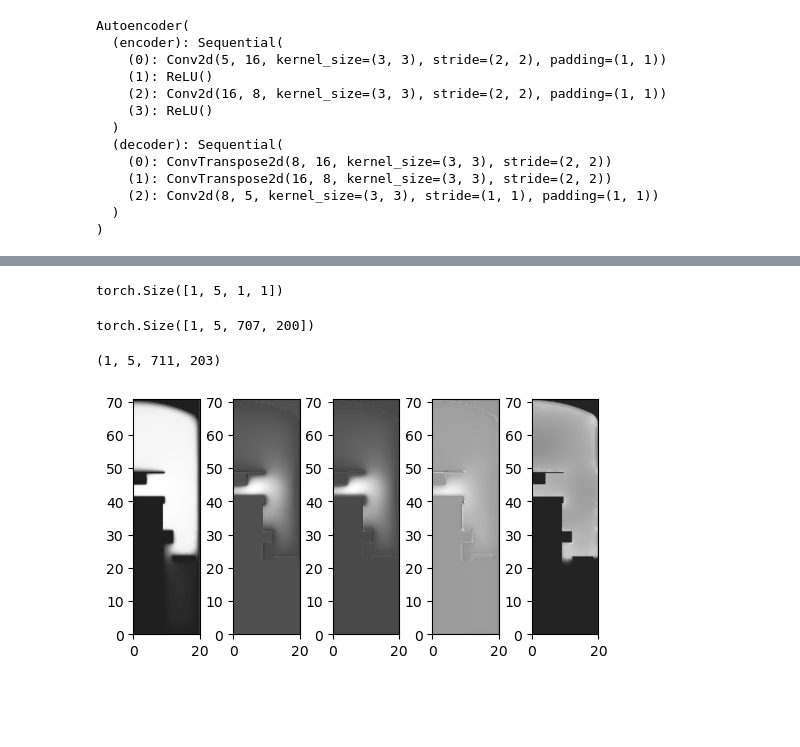
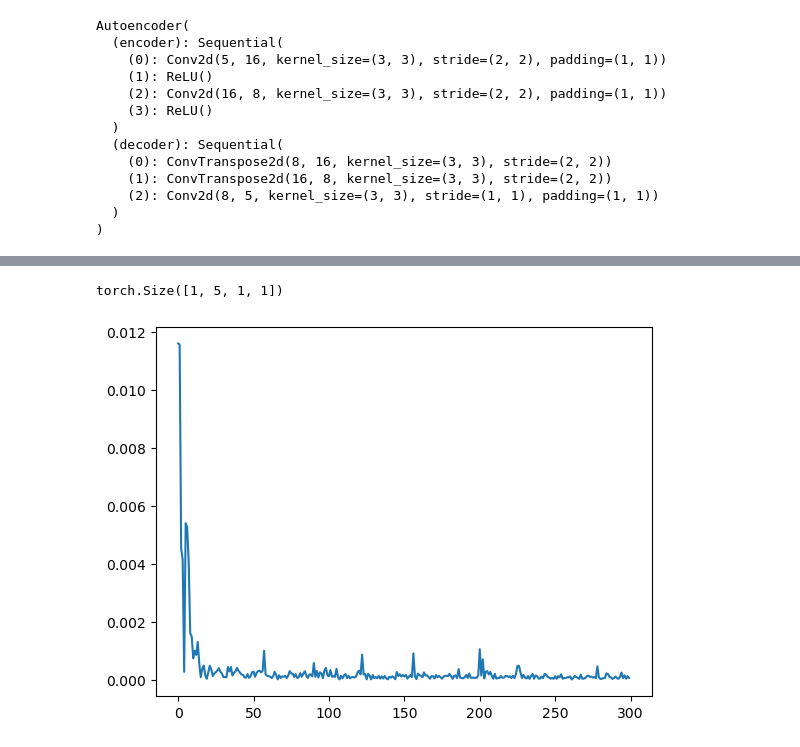
Before and after one commit to jarltc/2d-discharge-nn, a Jupyter notebook: torch/autoencoder_study.ipynb, the cells around one changed output, grey strips where cells are left out. Saved outputs shown, nothing was run; the diff lists cells and outputs as text; code cells hidden in the pictures; blank space fills up the shorter version.

```diff
--- a/torch/autoencoder_study.ipynb
+++ b/torch/autoencoder_study.ipynb
@@ -147,11 +149,15 @@ class Autoencoder(nn.Module):
     decoded = self.decoder(encoded)
     decoded = torchvision.transforms.functional.crop(decoded, 0, 0, 707, 200)
     return decoded
+# %%
+# hyperparameters
+epochs = 300
+learning_rate = 1e-3
 # %%
 model = Autoencoder()
 model.to(device)  # move model to gpu
 criterion = nn.MSELoss()
-optimizer = optim.Adam(model.parameters())
+optimizer = optim.Adam(model.parameters(), lr=learning_rate)
 # %%
 print(model)
 # %% [output]
@@ -173,11 +181,9 @@ Weights for each variable is introduced. `expand_dims` is used to add singleton
 # %%
-epochs = 200
-weights_np = np.expand_dims(np.array([1.0, 1.5, 1.5, 1.5, 1.0], dtype=np.float32), axis=(0, 2, 3))
+weights_np = np.expand_dims(np.array([1.0, 1.0, 1.0, 1.0, 1.0], dtype=np.float32), axis=(0, 2, 3))
 weights = torch.tensor(weights_np, device=device)
+weights.size()
+# %% [output]
+torch.Size([1, 5, 1, 1])
-# %%
-weights.size()
-# %% [output]
-torch.Size([1, 5, 1, 1])
 # %%
 epoch_loss = []
 for epoch in tqdm(range(epochs)):
@@ -192,7 +198,7 @@ for epoch in tqdm(range(epochs)):
         running_loss = 0.0
 
         outputs = model(inputs)
-        loss = criterion(outputs, inputs * weights)
+        loss = criterion(outputs * weights, inputs)
         loss.backward()
         optimizer.step()
 
@@ -205,5 +209,7 @@ plt.plot(epoch_loss)
-# %%
-outputs.size()
-# %% [output]
-torch.Size([1, 5, 707, 200])
+# %%
+fig, ax = plt.subplots()
+ax.plot(epoch_loss)
+ax.ticklabel_format(axis='y',style='sci')
+# %% [output]
+[figure, added]
 # %%
@@ -215,11 +216,0 @@ with torch.no_grad():
-# %%
-decoded.shape
-# %% [output]
-(1, 5, 711, 203)
-# %%
-fig, axs = plt.subplots(nrows=1, ncols=5, figsize=(6, 12))
-plt.subplots_adjust(wspace=0.5)
-for i, ax in enumerate(axs):
-    ax.imshow(decoded[0,i,:,:], origin='lower', cmap='Greys_r', extent=[0, 20, 0, 70.7])
-# %% [output]
-[figure, removed]
```
Also changed, not shown: parts of 9 cells of this notebook.
